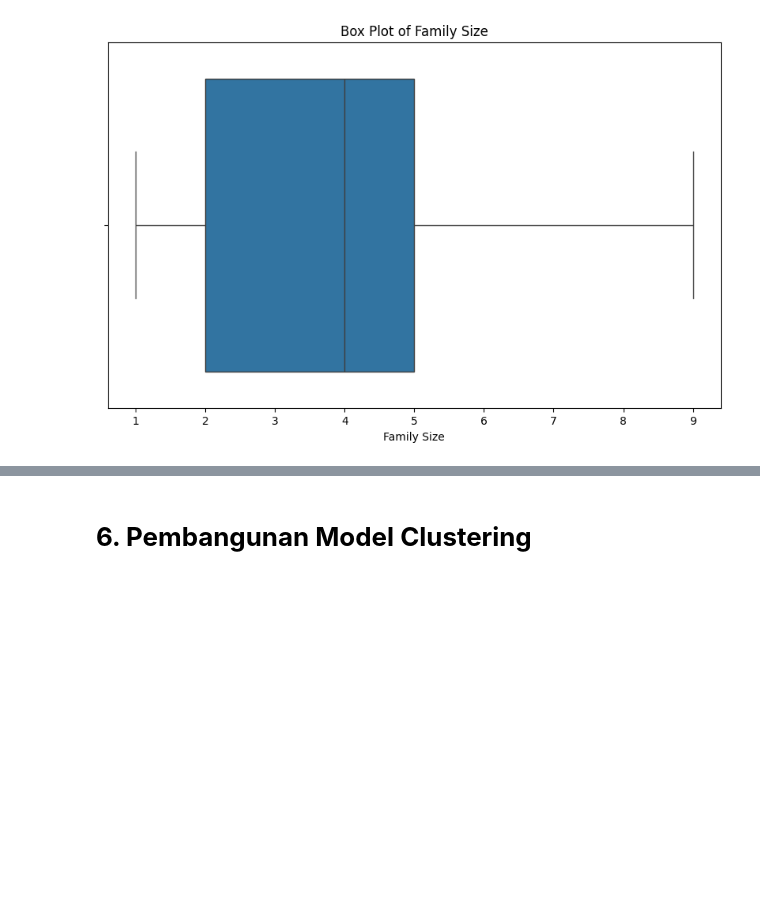
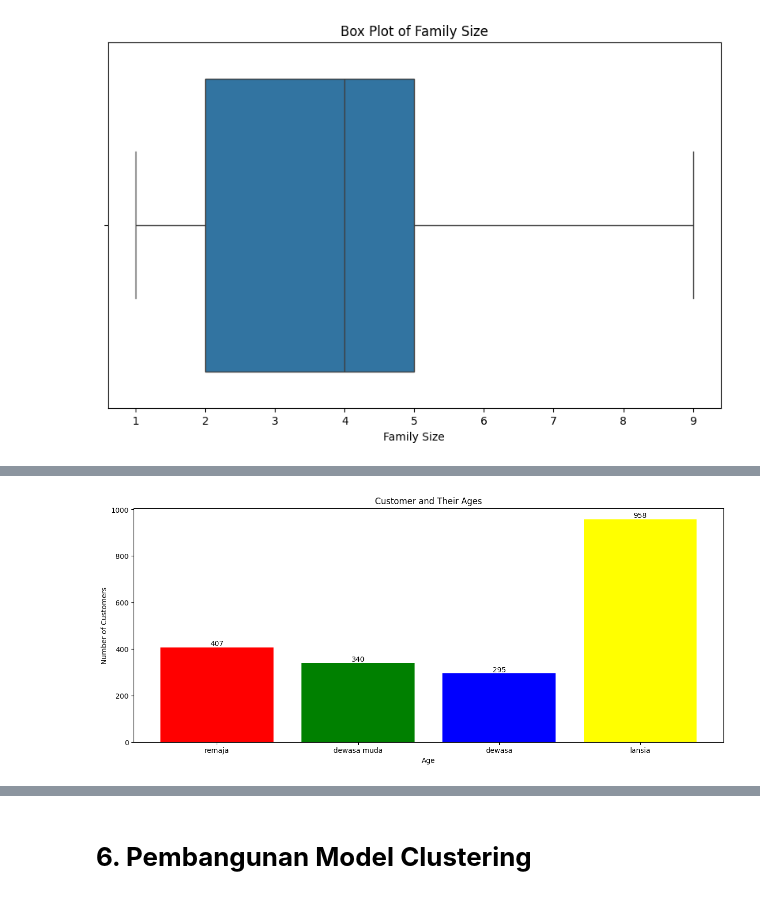
Before and after one commit to MrasyidN/belajarMachineLearning, a Jupyter notebook: Proyek/[Clustering]_Submission_Akhir_BMLP_MuhammadRasyidNurrohim.ipynb, the cells around one changed output, grey strips where cells are left out. Drawn from its saved outputs; the diff is of its cells as text; code cells hidden in the pictures; blank space fills up the shorter version.

```diff
--- a/Proyek/[Clustering]_Submission_Akhir_BMLP_MuhammadRasyidNurrohim.ipynb
+++ b/Proyek/[Clustering]_Submission_Akhir_BMLP_MuhammadRasyidNurrohim.ipynb
@@ -355,0 +387,25 @@ for feature in numeric:
+# %%
+# pengelompokan usia
+age_remaja = df.Age[(df.Age <= 20)]
+age_dewasa_muda = df.Age[(df.Age >= 21) & (df.Age <= 35)]
+age_dewasa = df.Age[(df.Age >= 36) & (df.Age <= 50)]
+age_lansia = df.Age[(df.Age >= 51)]
+
+## Menyusun data untuk plotting
+x = ["remaja", "dewasa muda", "dewasa", "lansia"]
+y = [len(age_remaja.values), len(age_dewasa_muda.values), len(age_dewasa.values), len(age_lansia.values)]
+
+# Membuat bar chart untuk distribusi usia pelanggan
+plt.figure(figsize=(15, 6))
+plt.bar(x, y, color=['red', 'green', 'blue', 'yellow'])
+plt.title("Customer and Their Ages")
+plt.xlabel("Age")
+plt.ylabel("Number of Customers")
+
+# Menambahkan label jumlah pelanggan di atas setiap bar
+for i in range(len(x)):
+  plt.text(i, y[i], y[i], ha='center', va='bottom')
+
+plt.show()
+# %% [output]
+[figure, added]
```
Also changed, not shown: parts of 4 cells of this notebook.
